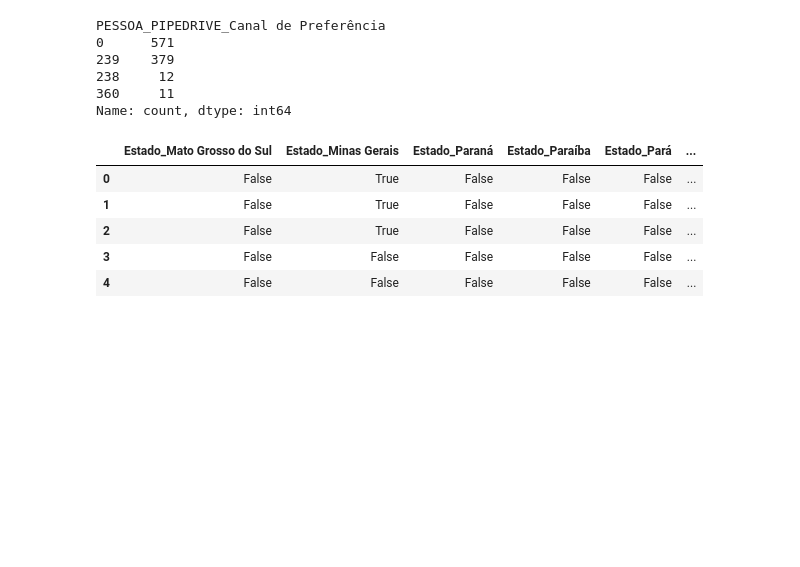
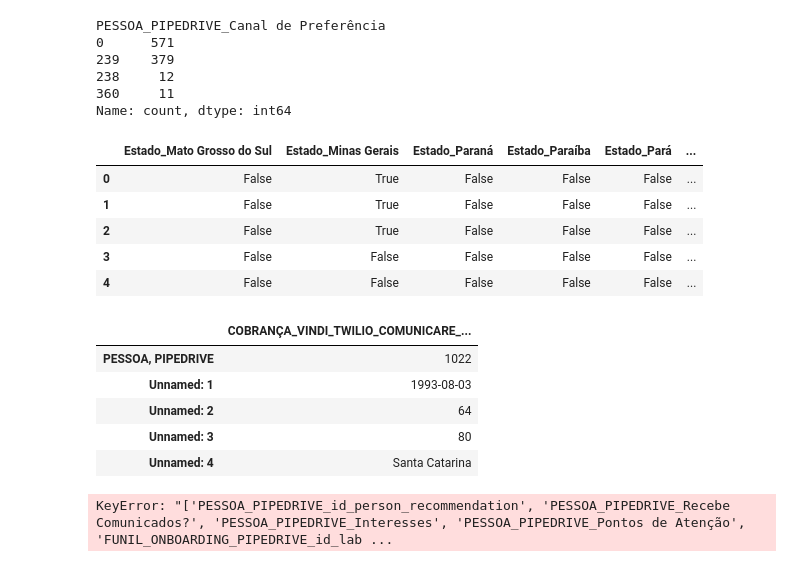
Before and after one commit to alessitomas/streamlit-deploy, a Jupyter notebook: src/scripts/teste.ipynb, the cells around one changed output. Cells and saved outputs as stored; diff of their text form; code cells hidden in the pictures; blank space fills up the shorter version.

```diff
--- a/src/scripts/teste.ipynb
+++ b/src/scripts/teste.ipynb
@@ -33,0 +366,13 @@ df.iloc[:,60:].head()
+# %%
+data_merge.head()
+# %% [output]
+|  | COBRANÇA_VINDI_TWILIO_COMUNICARE_... |
+| PESSOA, PIPEDRIVE | 1022 |
+| Unnamed: 1 | 1993-08-03 |
+| Unnamed: 2 | 64 |
+| Unnamed: 3 | 80 |
+| Unnamed: 4 | Santa Catarina |
+# %%
+preprocessing(data)
+# %% [output]
+KeyError: "['PESSOA_PIPEDRIVE_id_person_recommendation', 'PESSOA_PIPEDRIVE_Recebe Comunicados?', 'PESSOA_PIPEDRIVE_Interesses', 'PESSOA_PIPEDRIVE_Pontos de Atenção', 'FUNIL_ONBOARDING_PIPEDRIVE_id_lab ...
```
Also changed, not shown: parts of 2 cells of this notebook, 10 other files.
